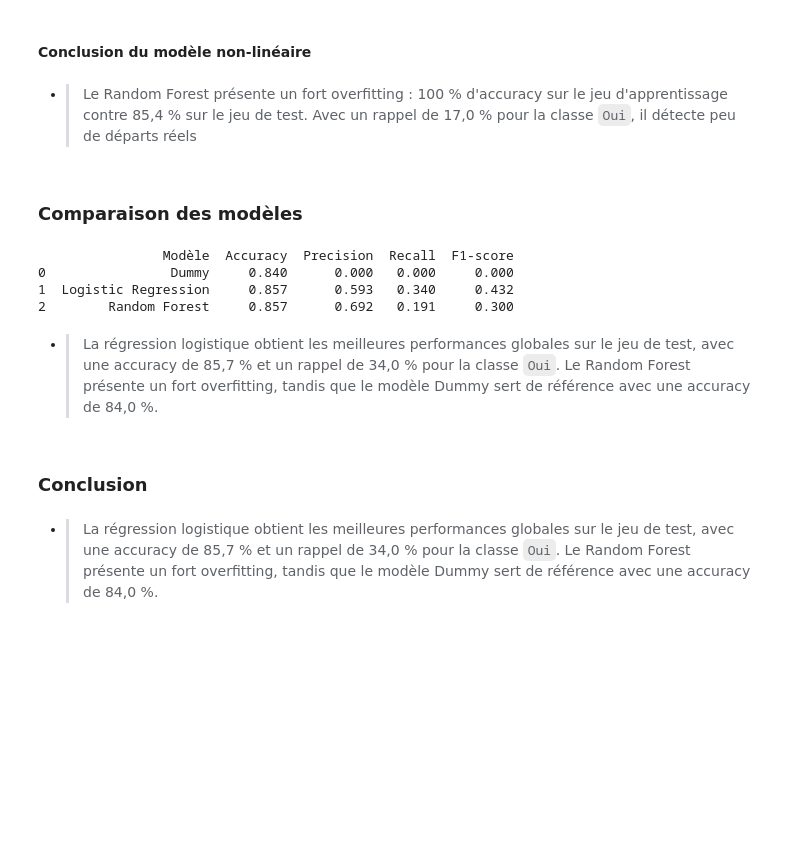
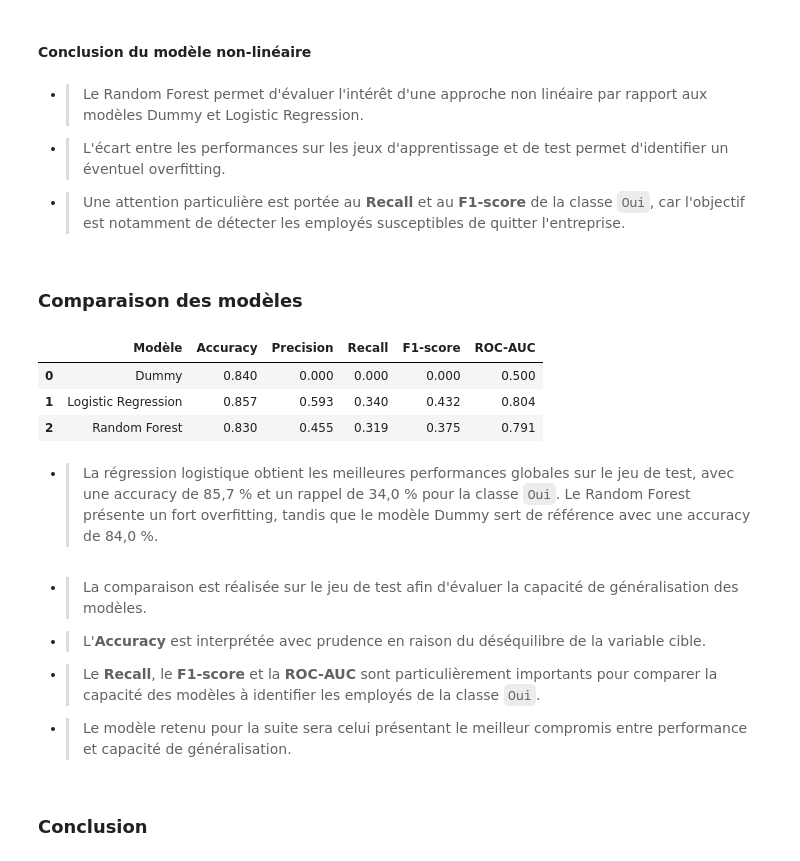
Before and after one commit to rafadmgs/HR_Analytics_Prediction_Turnover_Employee_ESN, a Jupyter notebook: notebooks/P4_E3_premier_modele_classification.ipynb, the cells around one changed output. Saved outputs shown, nothing was run; the diff lists cells and outputs as text; code cells hidden in the pictures; blank space fills up the shorter version.

Commit message:
Refactorisation E3 et factorisation du preprocessing

```diff
--- a/notebooks/P4_E3_premier_modele_classification.ipynb
+++ b/notebooks/P4_E3_premier_modele_classification.ipynb
@@ -351,12 +378,12 @@ weighted avg       0.71      0.84      0.77       294
 # %% [markdown]
 ### **Standardisation des variables**
 # %%
-from sklearn.preprocessing import StandardScaler
+# Standardisation des variables pour la régression logistique
 
-scaler = StandardScaler()
-
-X_train_scaled = scaler.fit_transform(X_train)
-X_test_scaled = scaler.transform(X_test)
+X_train_scaled, X_test_scaled = scale_features(
+    X_train,
+    X_test
+)
 
 print("X_train_scaled :", X_train_scaled.shape)
 print("X_test_scaled  :", X_test_scaled.shape)
@@ -478,15 +564,15 @@ weighted avg       0.84      0.86      0.84       294
 # %% [markdown]
 - > Le Random Forest est un modèle non-linéaire basé sur un ensemble d'arbres de décision. Il permet de modéliser des relations plus complexes entre les variables explicatives et la variable cible. Ses performances seront comparées à celles du Dummy et de la régression logistique afin d'évaluer l'intérêt d'une approche non-linéaire.**
 # %%
-# Modèle Random Forest
+# Entraînement du modèle Random Forest
 
-rf_model = RandomForestClassifier(
+rf_model = train_random_forest(
+    X_train,
+    y_train,
     n_estimators=100,
     random_state=42
 )
 
-rf_model.fit(X_train, y_train)
-
 print("Entraînement du modèle Random Forest OK")
 # %% [output]
 Entraînement du modèle Random Forest OK
@@ -582,49 +664,59 @@ weighted avg       0.84      0.86      0.82       294
 # %% [markdown]
 #### **Conclusion du modèle non-linéaire**
 # %% [markdown]
-- > Le Random Forest présente un fort overfitting : 100 % d'accuracy sur le jeu d'apprentissage contre 85,4 % sur le jeu de test. Avec un rappel de 17,0 % pour la classe `Oui`, il détecte peu de départs réels
+- > Le Random Forest permet d'évaluer l'intérêt d'une approche non linéaire par rapport aux modèles Dummy et Logistic Regression.
+- > L'écart entre les performances sur les jeux d'apprentissage et de test permet d'identifier un éventuel overfitting.
+- > Une attention particulière est portée au **Recall** et au **F1-score** de la classe `Oui`, car l'objectif est notamment de détecter les employés susceptibles de quitter l'entreprise.
 # %% [markdown]
 ### **Comparaison des modèles**
 # %%
-# Comparaison des performances des modèles
-
 comparaison_modeles = pd.DataFrame({
     "Modèle": [
         "Dummy",
         "Logistic Regression",
         "Random Forest"
     ],
     "Accuracy": [
-        accuracy_score(y_test, y_test_pred_dummy),
-        accuracy_score(y_test, y_test_pred_logreg),
-        accuracy_score(y_test, y_test_pred_rf)
+        dummy_test_results["accuracy"],
+        logreg_test_results["accuracy"],
+        rf_test_results["accuracy"]
     ],
     "Precision": [
-        precision_score(y_test, y_test_pred_dummy, pos_label="Oui", zero_division=0),
-        precision_score(y_test, y_test_pred_logreg, pos_label="Oui", zero_division=0),
-        precision_score(y_test, y_test_pred_rf, pos_label="Oui", zero_division=0)
+        dummy_test_results["precision"],
+        logreg_test_results["precision"],
+        rf_test_results["precision"]
     ],
     "Recall": [
-        recall_score(y_test, y_test_pred_dummy, pos_label="Oui", zero_division=0),
-        recall_score(y_test, y_test_pred_logreg, pos_label="Oui", zero_division=0),
-        recall_score(y_test, y_test_pred_rf, pos_label="Oui", zero_division=0)
+        dummy_test_results["recall"],
+        logreg_test_results["recall"],
+        rf_test_results["recall"]
     ],
     "F1-score": [
-        f1_score(y_test, y_test_pred_dummy, pos_label="Oui", zero_division=0),
-        f1_score(y_test, y_test_pred_logreg, pos_label="Oui", zero_division=0),
-        f1_score(y_test, y_test_pred_rf, pos_label="Oui", zero_division=0)
+        dummy_test_results["f1"],
+        logreg_test_results["f1"],
+        rf_test_results["f1"]
+    ],
+    "ROC-AUC": [
+        dummy_test_results["roc_auc"],
+        logreg_test_results["roc_auc"],
+        rf_test_results["roc_auc"]
     ]
 })
 
-print(comparaison_modeles.round(3))
+display(
+    comparaison_modeles.round(3)
+)
 # %% [output]
-                Modèle  Accuracy  Precision  Recall  F1-score
-0                Dummy     0.840      0.000   0.000     0.000
-1  Logistic Regression     0.857      0.593   0.340     0.432
-2        Random Forest     0.857      0.692   0.191     0.300
+|  | Modèle | Accuracy | Precision | Recall | F1-score | ROC-AUC |
+| 0 | Dummy | 0.840 | 0.000 | 0.000 | 0.000 | 0.500 |
+| 1 | Logistic Regression | 0.857 | 0.593 | 0.340 | 0.432 | 0.804 |
+| 2 | Random Forest | 0.830 | 0.455 | 0.319 | 0.375 | 0.791 |
 # %% [markdown]
 - > La régression logistique obtient les meilleures performances globales sur le jeu de test, avec une accuracy de 85,7 % et un rappel de 34,0 % pour la classe `Oui`. Le Random Forest présente un fort overfitting, tandis que le modèle Dummy sert de référence avec une accuracy de 84,0 %.
-# %% [markdown]
-### **Conclusion**
 # %% [markdown]
-- > La régression logistique obtient les meilleures performances globales sur le jeu de test, avec une accuracy de 85,7 % et un rappel de 34,0 % pour la classe `Oui`. Le Random Forest présente un fort overfitting, tandis que le modèle Dummy sert de référence avec une accuracy de 84,0 %.
+- > La comparaison est réalisée sur le jeu de test afin d'évaluer la capacité de généralisation des modèles.
+- > L'**Accuracy** est interprétée avec prudence en raison du déséquilibre de la variable cible.
+- > Le **Recall**, le **F1-score** et la **ROC-AUC** sont particulièrement importants pour comparer la capacité des modèles à identifier les employés de la classe `Oui`.
+- > Le modèle retenu pour la suite sera celui présentant le meilleur compromis entre performance et capacité de généralisation.
+# %% [markdown]
+### **Conclusion**
```
Also changed, not shown: parts of 14 cells of this notebook, 2 other files.
